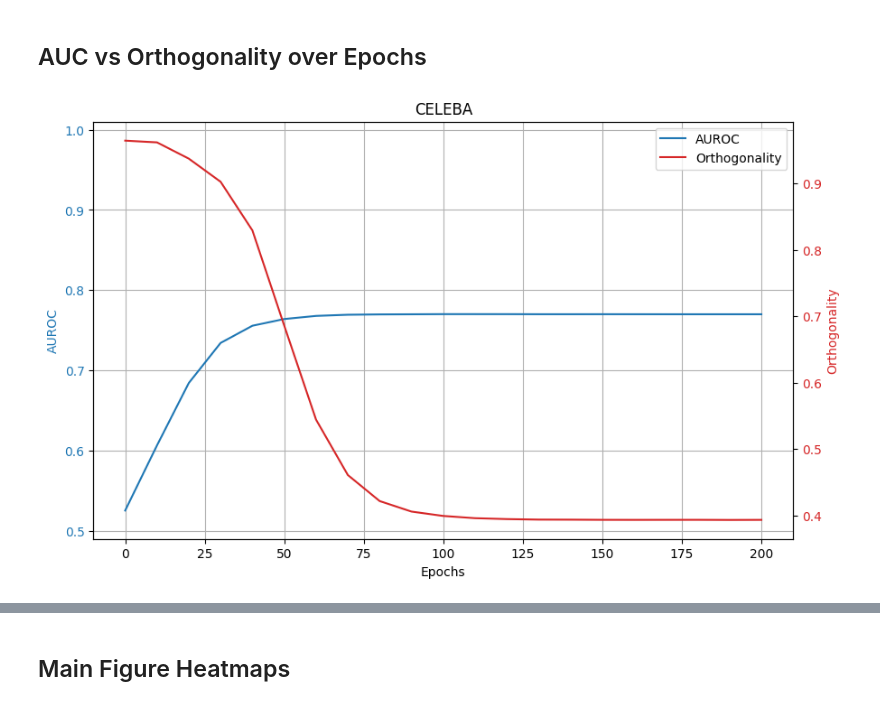
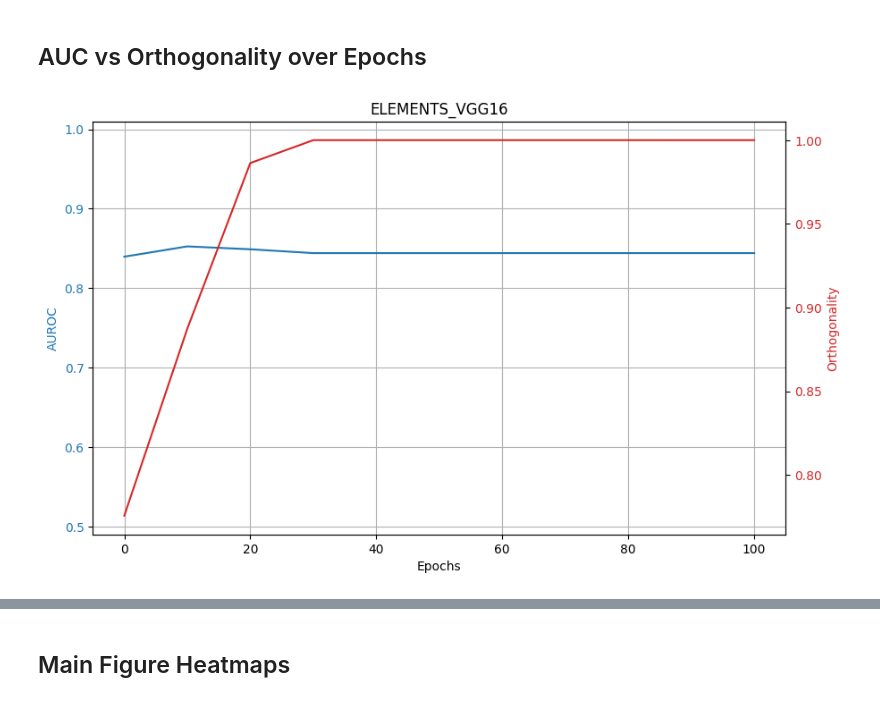
Before and after one commit to erenerogullari/cav-disentanglement, a Jupyter notebook: notebooks/explicit_disentanglement.ipynb, the cells around one changed output, grey strips where cells are left out. Drawn from its saved outputs; the diff is of its cells as text; code cells hidden in the pictures.

```diff
--- a/notebooks/experiment_figures.ipynb
+++ b/notebooks/explicit_disentanglement.ipynb
@@ -37,9 +50,8 @@ def get_baseline_cavs(model_name:str, layer:str, dataset_name:str, cav_type:str)
 # %% [markdown]
 ## AUC vs Orthogonality over Epochs
 # %%
-save_dir = Path("/home/erogullari/Workspace/cav-disentanglement/results/cav_disentanglement")
-out_dir = Path("/home/erogullari/Workspace/cav-disentanglement/media/cav_disentanglement")
 save_dirs = {
     "celeba": save_dir / "celeba" / "vgg16_features.28",
-    "elements": save_dir / "elements" / "simplenet_features.30"
+    "elements": save_dir / "elements" / "simplenet_features.18",
+    "elements_vgg16": save_dir / "elements" / "vgg16_features.28",
 }
@@ -95,11 +106,10 @@ def visualize_auc_vs_orthogonality(exp_dir, title="", out_path=None):
 # %%
-dataset = "celeba"
+dataset = "elements_vgg16"
 cav_type = "pattern_cav"
-alpha = "0"
-lr = "0.0001"
+alpha = "10"
+lr = "1e-05"
 
-exp_dir = save_dirs[dataset] / f"{cav_type}/alpha{alpha}_lr{lr}"
-out_path = out_dir / dataset / f"{cav_type}_alpha{alpha}_lr{lr}_auc_orthogonality.pdf"
+exp_dir = save_dirs[dataset] / f"{cav_type}/alpha{alpha}_lr{lr}_opt"
 visualize_auc_vs_orthogonality(exp_dir, title=dataset.upper(), out_path=None)
 # %% [output]
-[figure, old version]
+[figure, new version]
```
Also changed, not shown: parts of 36 cells of this notebook, 14 other files.
